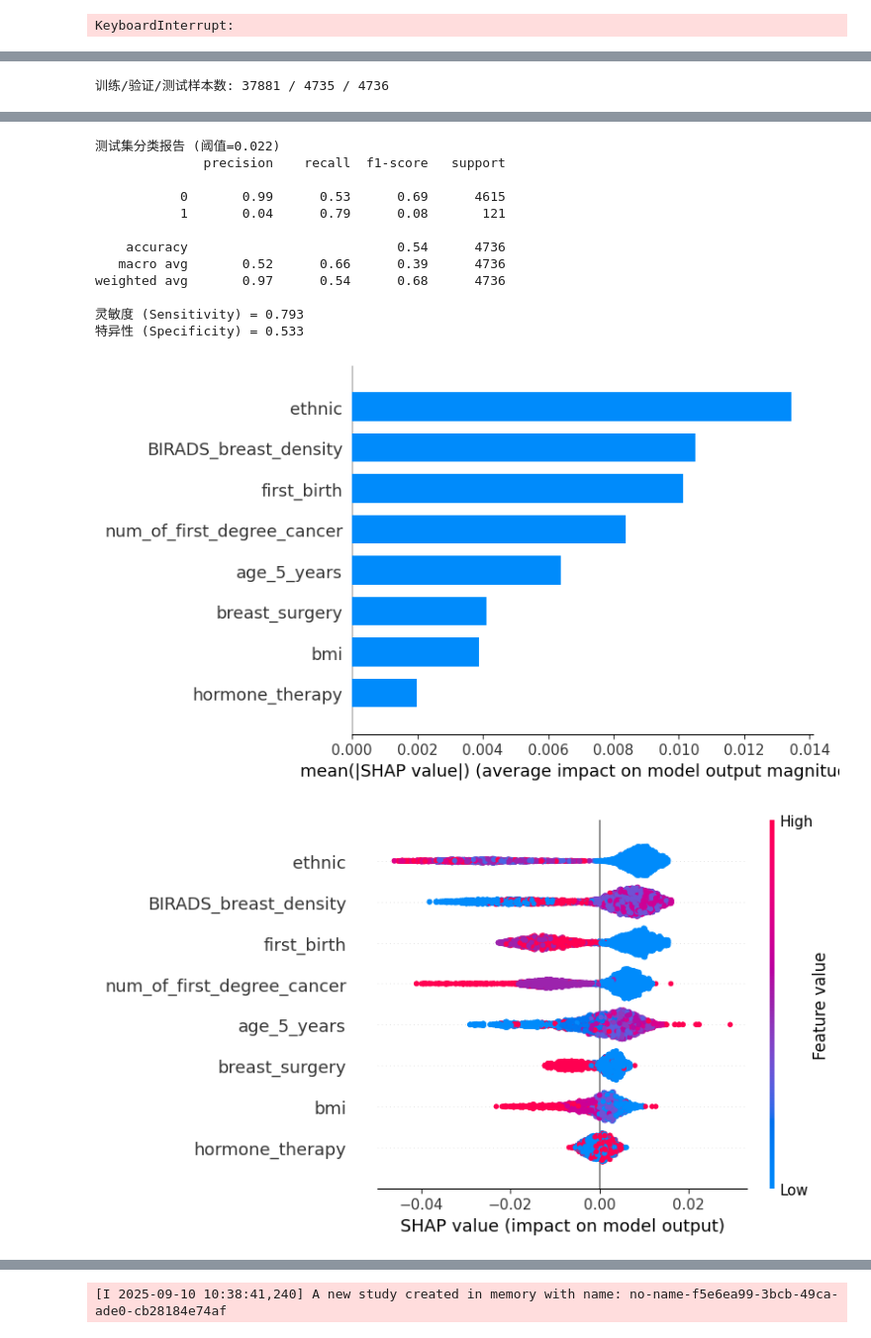
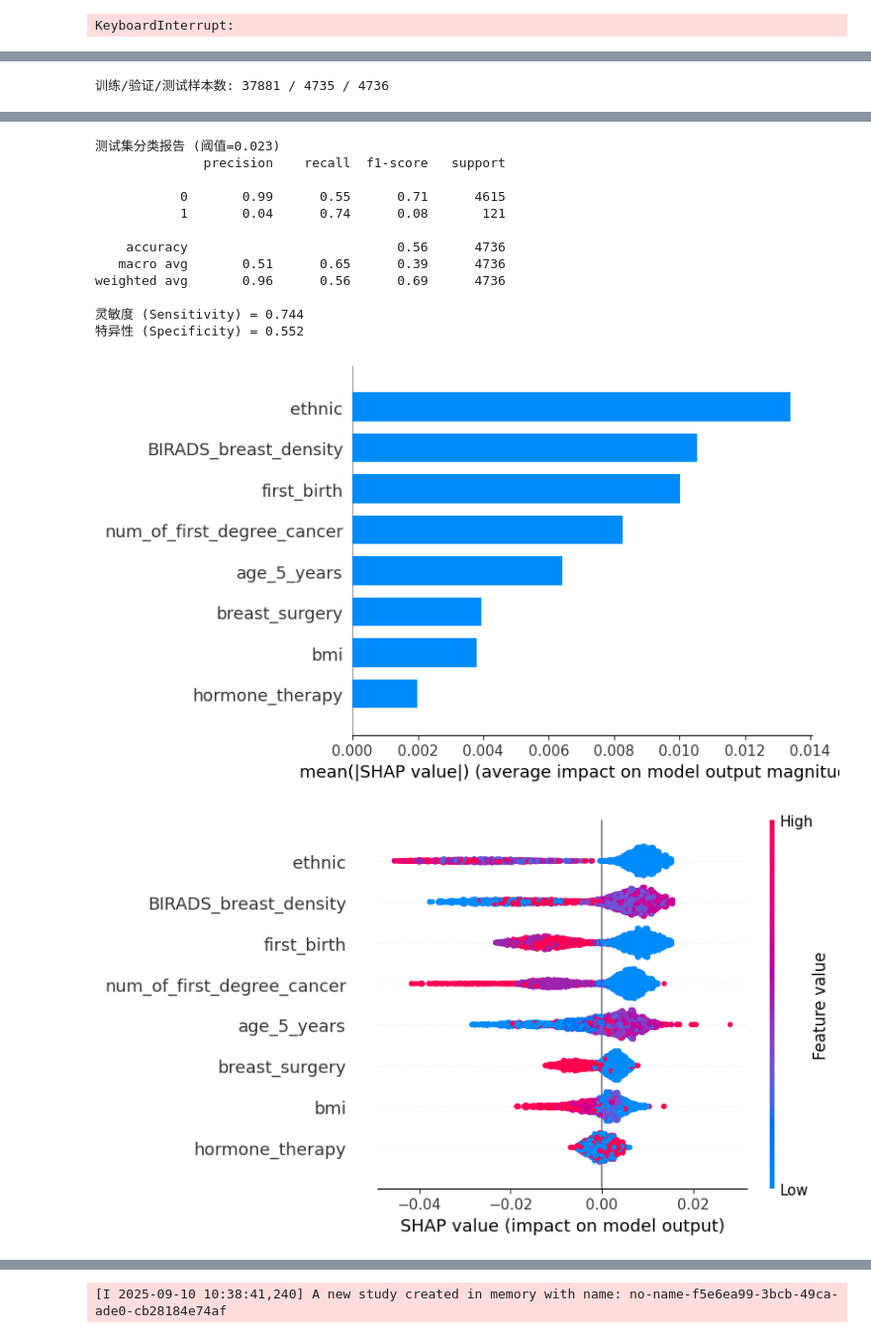
Before and after one commit to HMS-Cleveland/Questionary_logist, a Jupyter notebook: xgboost.ipynb, the cells around one changed output, grey strips where cells are left out. Shown at 99% size. Saved outputs shown, nothing was run; the diff lists cells and outputs as text; code cells hidden in the pictures.

```diff
--- a/xgboost.ipynb
+++ b/xgboost.ipynb
@@ -352,6 +352,7 @@ import numpy as np
 import xgboost as xgb
 import optuna
 import shap
+import os
 from sklearn.model_selection import train_test_split, StratifiedKFold
 from sklearn.metrics import roc_auc_score, classification_report, confusion_matrix, roc_curve
 
@@ -416,7 +417,7 @@ def objective(trial):
     return roc_auc_score(y_val, preds)
 
 study = optuna.create_study(direction='maximize')
-study.optimize(objective, n_trials=50)
+study.optimize(objective, n_trials=100)
 
 print('Best AUC =', study.best_value)
 print('Best params =', study.best_params)
@@ -440,12 +441,33 @@ test_prob = final_model.predict(
     dtest, iteration_range=(0, final_model.best_iteration + 1)
 )
 
+
 # 1) 逻辑回归 ROC
 import matplotlib.pyplot as plt
 from sklearn.metrics import roc_curve, auc
 fpr_lr, tpr_lr, _ = roc_curve(y_test, test_prob)
 roc_auc_lr = auc(fpr_lr, tpr_lr)
 
+#读取模型在查看其模型的AUC是多少，
+load_path = '/content/drive/MyDrive/公开数据集/best_xgb_risk.model'
+bst = xgb.Booster()
+bst.load_model(load_path)
+
+dtest = xgb.DMatrix(X_test.values, label=y_test)
+test_prob = bst.predict(dtest, iteration_range=(0, bst.best_iteration + 1))
+test_auc = roc_auc_score(y_test, test_prob)
+print('历史保存最佳AUC:', test_auc)
+
+if roc_auc_lr>test_auc:
+  #保存训练好的模型
+  save_path = '/content/drive/MyDrive/公开数据集/best_xgb_risk.model'
+  os.makedirs(os.path.dirname(save_path), exist_ok=True)  # 建目录
+  final_model.save_model(save_path)
+  print('效果更好，已保存到:', save_path)
+else:
+  print('效果不如历史最佳，未保存')
+
+#绘图
 plt.figure(figsize=(6, 6))
 plt.plot(fpr_lr, tpr_lr, label=f'XGBOOST  AUC = {roc_auc_lr:.3f}')
 plt.plot([0, 1], [0, 1], 'k--', lw=1)
@@ -462,7 +484,7 @@ youden = tpr - fpr
 #best_thresh = thresh[np.argmax(youden)]
 
 # 5️⃣ 95% 特异度
-desired_sens = 0.8
+desired_sens = 0.75
 idx = np.where(tpr >= desired_sens)[0][0]
 best_thresh = thresh[idx]
 
@@ -517,14 +541,14 @@ Best params = {'max_depth': 2, 'eta': 0.249263901630178, 'subsample': 0.73919805
-测试集分类报告 (阈值=0.022)
+测试集分类报告 (阈值=0.023)
               precision    recall  f1-score   support
 
-           0       0.99      0.53      0.69      4615
-           1       0.04      0.79      0.08       121
+           0       0.99      0.55      0.71      4615
+           1       0.04      0.74      0.08       121
 
-    accuracy                           0.54      4736
-   macro avg       0.52      0.66      0.39      4736
-weighted avg       0.97      0.54      0.68      4736
+    accuracy                           0.56      4736
+   macro avg       0.51      0.65      0.39      4736
+weighted avg       0.96      0.56      0.69      4736
 
-灵敏度 (Sensitivity) = 0.793
-特异性 (Specificity) = 0.533
+灵敏度 (Sensitivity) = 0.744
+特异性 (Specificity) = 0.552
-[figure, old version]
+[figure, new version]
-[figure, old version]
+[figure, new version]
```
Also changed, not shown: parts of 1 cell of this notebook.
